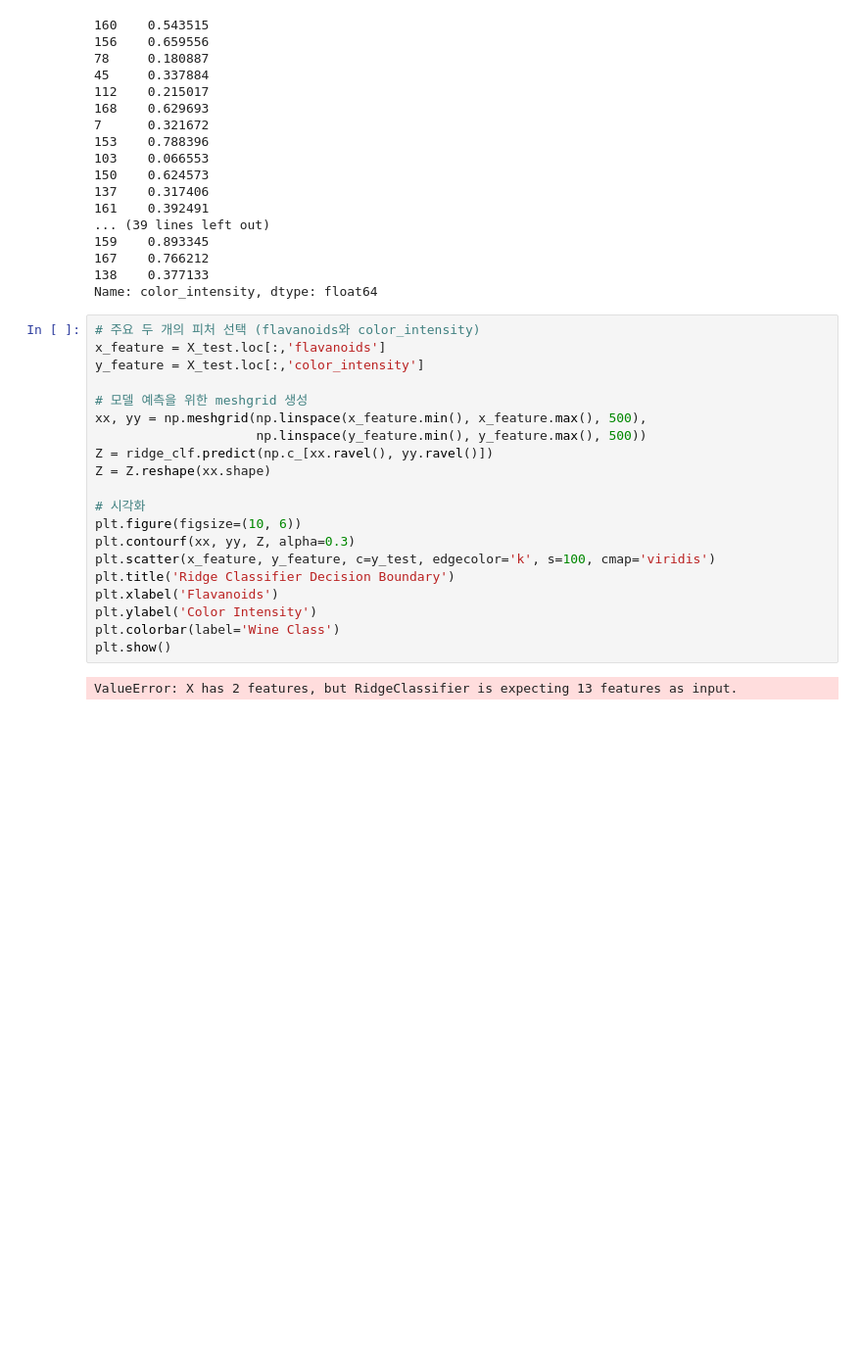
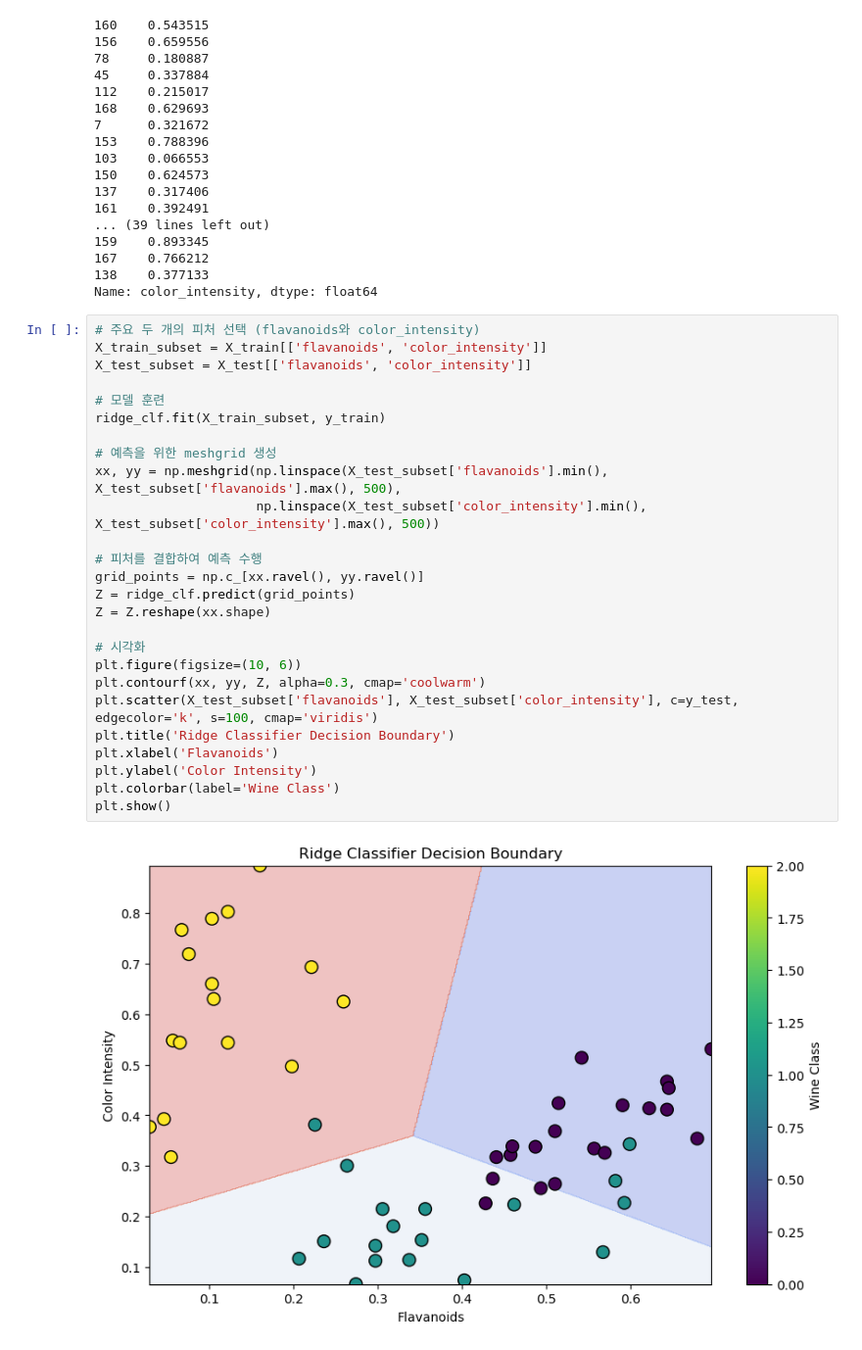
Before and after one commit to online5880/kdt_machine-learning, a Jupyter notebook: wine_02.ipynb, the cells around one changed output. Shown at 98% size. Cells and saved outputs as stored; diff of their text form; blank space fills up the shorter version.

```diff
--- a/wine_02.ipynb
+++ b/wine_02.ipynb
@@ -143,23 +143,29 @@ y_feature
 Name: color_intensity, dtype: float64
 # %%
 # 주요 두 개의 피처 선택 (flavanoids와 color_intensity)
-x_feature = X_test.loc[:,'flavanoids']
-y_feature = X_test.loc[:,'color_intensity']
+X_train_subset = X_train[['flavanoids', 'color_intensity']]
+X_test_subset = X_test[['flavanoids', 'color_intensity']]
 
-# 모델 예측을 위한 meshgrid 생성
-xx, yy = np.meshgrid(np.linspace(x_feature.min(), x_feature.max(), 500),
-                     np.linspace(y_feature.min(), y_feature.max(), 500))
-Z = ridge_clf.predict(np.c_[xx.ravel(), yy.ravel()])
+# 모델 훈련
+ridge_clf.fit(X_train_subset, y_train)
+
+# 예측을 위한 meshgrid 생성
+xx, yy = np.meshgrid(np.linspace(X_test_subset['flavanoids'].min(), X_test_subset['flavanoids'].max(), 500),
+                     np.linspace(X_test_subset['color_intensity'].min(), X_test_subset['color_intensity'].max(), 500))
+
+# 피처를 결합하여 예측 수행
+grid_points = np.c_[xx.ravel(), yy.ravel()]
+Z = ridge_clf.predict(grid_points)
 Z = Z.reshape(xx.shape)
 
 # 시각화
 plt.figure(figsize=(10, 6))
-plt.contourf(xx, yy, Z, alpha=0.3)
-plt.scatter(x_feature, y_feature, c=y_test, edgecolor='k', s=100, cmap='viridis')
+plt.contourf(xx, yy, Z, alpha=0.3, cmap='coolwarm')
+plt.scatter(X_test_subset['flavanoids'], X_test_subset['color_intensity'], c=y_test, edgecolor='k', s=100, cmap='viridis')
 plt.title('Ridge Classifier Decision Boundary')
 plt.xlabel('Flavanoids')
 plt.ylabel('Color Intensity')
 plt.colorbar(label='Wine Class')
 plt.show()
 # %% [output]
-ValueError: X has 2 features, but RidgeClassifier is expecting 13 features as input.
+[figure, added]
```
Also changed, not shown: 5 other files.
